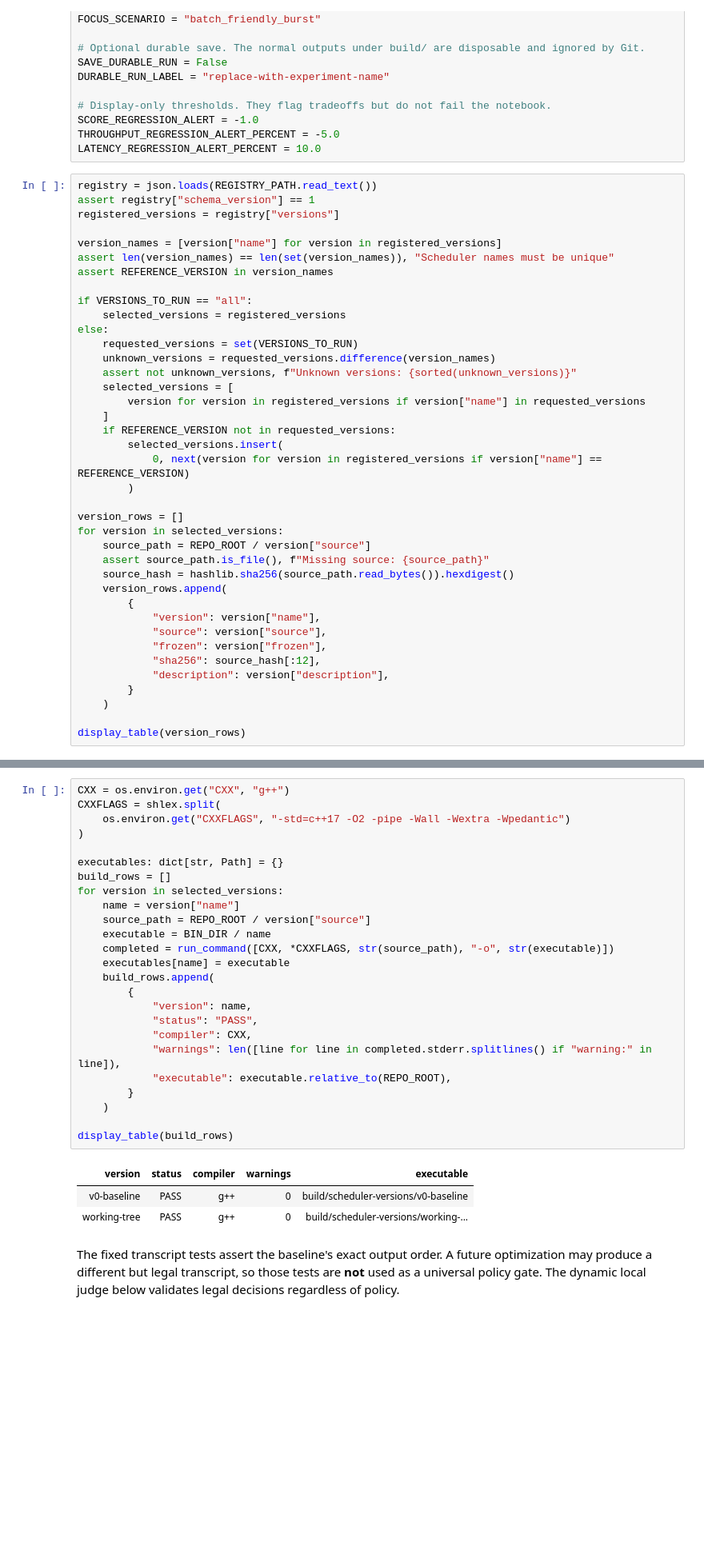
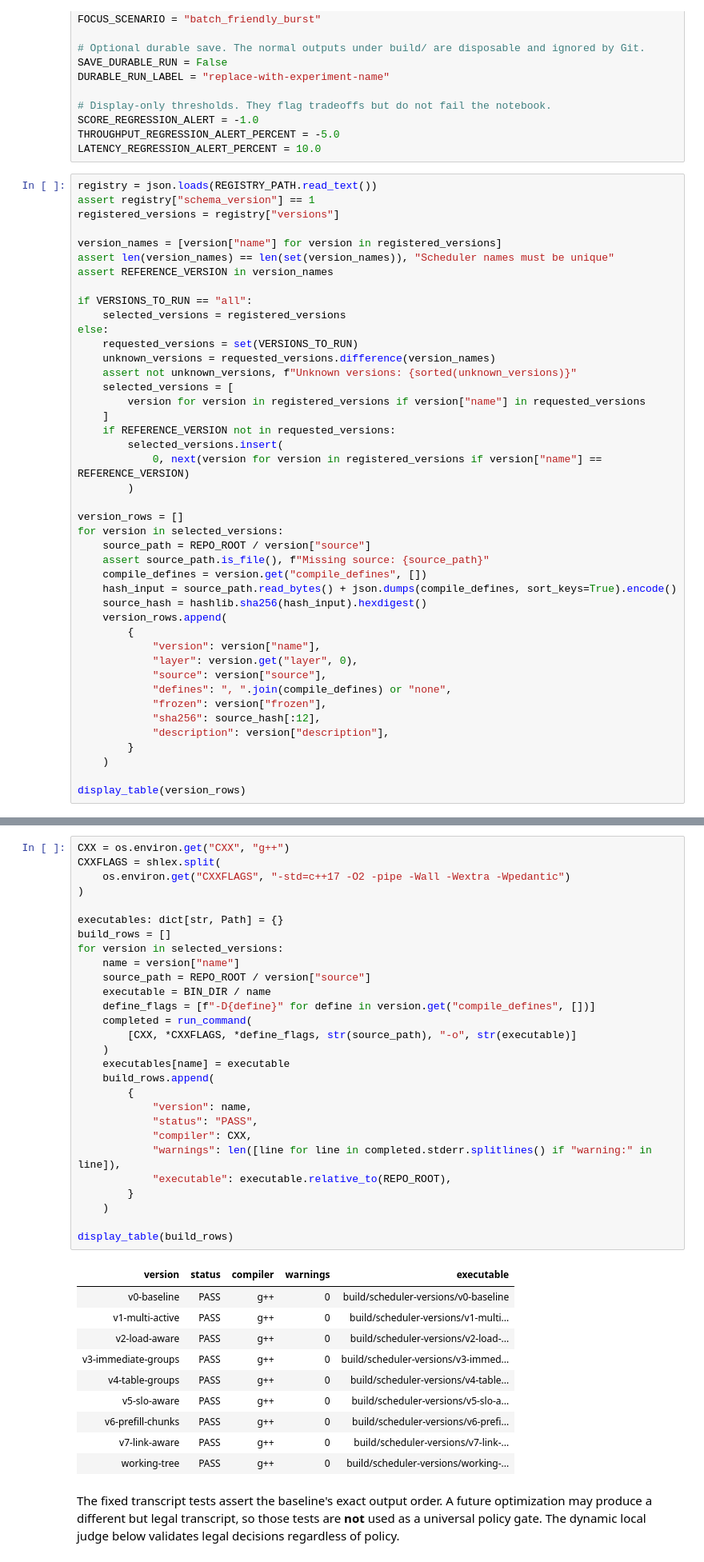
Before and after one commit to AadiK12/CodeForces-Edge-Collaborative-Scheduling, a Jupyter notebook: notebooks/scheduler_benchmark_workbench.ipynb, the cells around one changed output, grey strips where cells are left out. Shown at 80% size. Cells and saved outputs as stored; diff of their text form; blank space fills up the shorter version.

```diff
--- a/notebooks/scheduler_benchmark_workbench.ipynb
+++ b/notebooks/scheduler_benchmark_workbench.ipynb
@@ -154,11 +154,15 @@ version_rows = []
 for version in selected_versions:
     source_path = REPO_ROOT / version["source"]
     assert source_path.is_file(), f"Missing source: {source_path}"
-    source_hash = hashlib.sha256(source_path.read_bytes()).hexdigest()
+    compile_defines = version.get("compile_defines", [])
+    hash_input = source_path.read_bytes() + json.dumps(compile_defines, sort_keys=True).encode()
+    source_hash = hashlib.sha256(hash_input).hexdigest()
     version_rows.append(
         {
             "version": version["name"],
+            "layer": version.get("layer", 0),
             "source": version["source"],
+            "defines": ", ".join(compile_defines) or "none",
             "frozen": version["frozen"],
             "sha256": source_hash[:12],
             "description": version["description"],
@@ -217,31 +232,41 @@ code.
 # %%
 CXX = os.environ.get("CXX", "g++")
 CXXFLAGS = shlex.split(
     os.environ.get("CXXFLAGS", "-std=c++17 -O2 -pipe -Wall -Wextra -Wpedantic")
 )
 
 executables: dict[str, Path] = {}
 build_rows = []
 for version in selected_versions:
     name = version["name"]
     source_path = REPO_ROOT / version["source"]
     executable = BIN_DIR / name
-    completed = run_command([CXX, *CXXFLAGS, str(source_path), "-o", str(executable)])
+    define_flags = [f"-D{define}" for define in version.get("compile_defines", [])]
+    completed = run_command(
+        [CXX, *CXXFLAGS, *define_flags, str(source_path), "-o", str(executable)]
+    )
     executables[name] = executable
     build_rows.append(
         {
             "version": name,
             "status": "PASS",
             "compiler": CXX,
             "warnings": len([line for line in completed.stderr.splitlines() if "warning:" in line]),
             "executable": executable.relative_to(REPO_ROOT),
         }
     )
 
 display_table(build_rows)
 # %% [output]
 | version | status | compiler | warnings | executable |
 | v0-baseline | PASS | g++ | 0 | build/scheduler-versions/v0-baseline |
+| v1-multi-active | PASS | g++ | 0 | build/scheduler-versions/v1-multi... |
+| v2-load-aware | PASS | g++ | 0 | build/scheduler-versions/v2-load-... |
+| v3-immediate-groups | PASS | g++ | 0 | build/scheduler-versions/v3-immed... |
+| v4-table-groups | PASS | g++ | 0 | build/scheduler-versions/v4-table... |
+| v5-slo-aware | PASS | g++ | 0 | build/scheduler-versions/v5-slo-a... |
+| v6-prefill-chunks | PASS | g++ | 0 | build/scheduler-versions/v6-prefi... |
+| v7-link-aware | PASS | g++ | 0 | build/scheduler-versions/v7-link-... |
 | working-tree | PASS | g++ | 0 | build/scheduler-versions/working-... |
 # %% [markdown]
 The fixed transcript tests assert the baseline's exact output order. A future optimization
```
Also changed, not shown: parts of 21 cells of this notebook, 23 other files.
